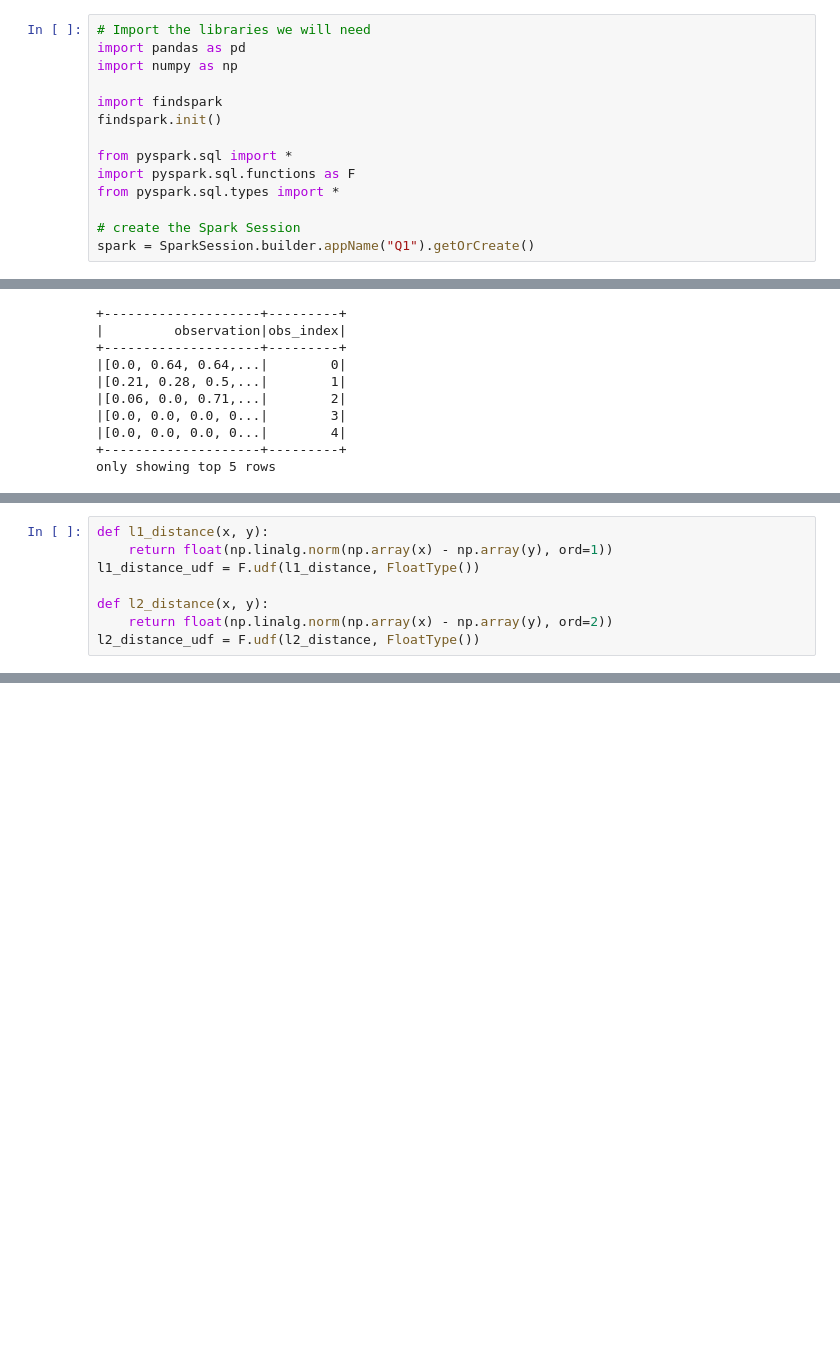
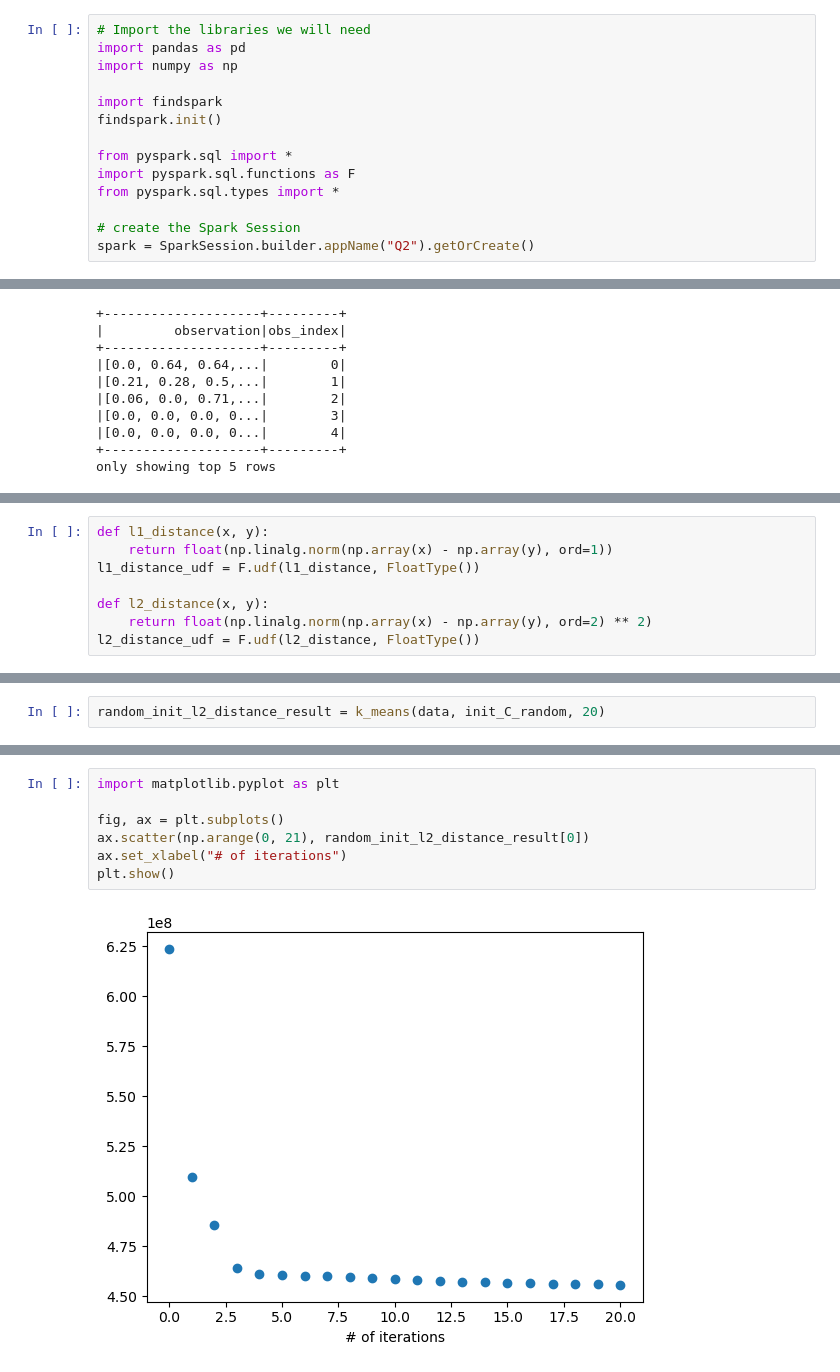
Before and after one commit to WenhaoP/CSE-547, a Jupyter notebook: HW2/q2.ipynb, the cells around one changed output, grey strips where cells are left out. Saved outputs shown, nothing was run; the diff lists cells and outputs as text; blank space fills up the shorter version.

```diff
--- a/HW2/q2.ipynb
+++ b/HW2/q2.ipynb
@@ -11,7 +11,7 @@ import pyspark.sql.functions as F
 from pyspark.sql.types import *
 
 # create the Spark Session
-spark = SparkSession.builder.appName("Q1").getOrCreate()
+spark = SparkSession.builder.appName("Q2").getOrCreate()
 # %%
 data = spark.read.csv("hw2-bundle/hw2-bundle/kmeans/data/data.txt").toDF("observation")
 data = data.withColumn("observation", F.split(F.col("observation"), " ").cast("array<float>"))
@@ -62,5 +66,5 @@ def l1_distance(x, y):
 l1_distance_udf = F.udf(l1_distance, FloatType())
 
 def l2_distance(x, y):
-    return float(np.linalg.norm(np.array(x) - np.array(y), ord=2))
+    return float(np.linalg.norm(np.array(x) - np.array(y), ord=2) ** 2)
 l2_distance_udf = F.udf(l2_distance, FloatType())
@@ -66,0 +123,2 @@ l2_distance_udf = F.udf(l2_distance, FloatType())
+# %%
+random_init_l2_distance_result = k_means(data, init_C_random, 20)
@@ -66,0 +143,9 @@ l2_distance_udf = F.udf(l2_distance, FloatType())
+# %%
+import matplotlib.pyplot as plt
+
+fig, ax = plt.subplots()
+ax.scatter(np.arange(0, 21), random_init_l2_distance_result[0])
+ax.set_xlabel("# of iterations")
+plt.show()
+# %% [output]
+[figure, added]
```
Also changed, not shown: parts of 25 cells of this notebook.
